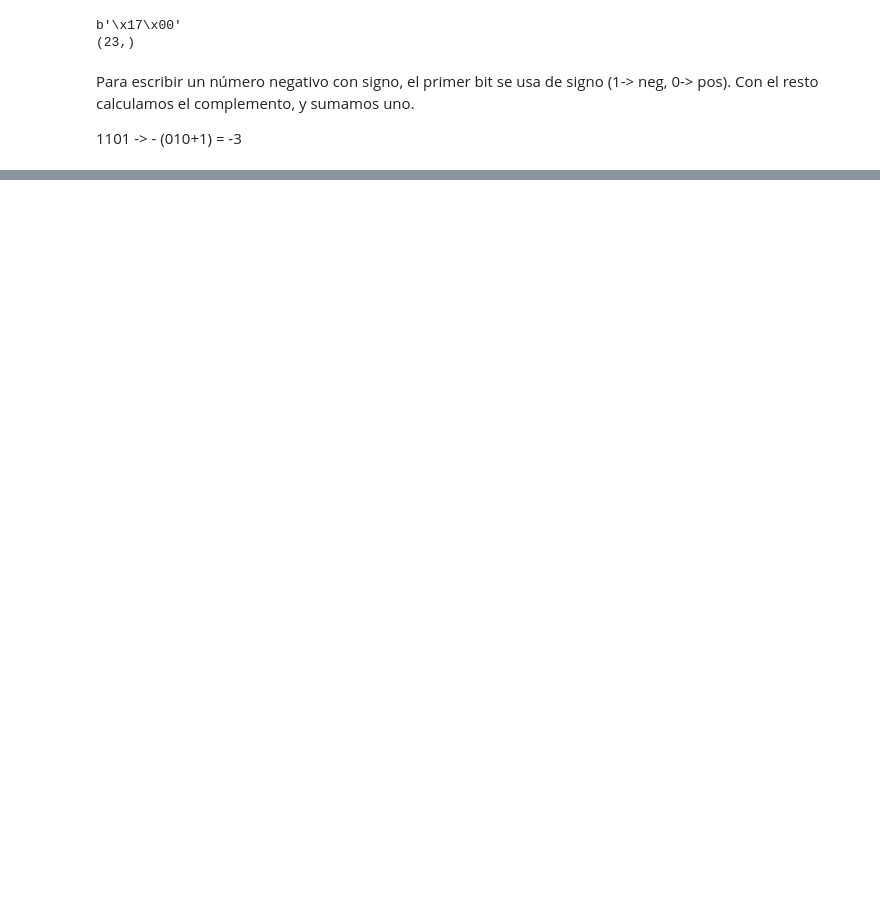
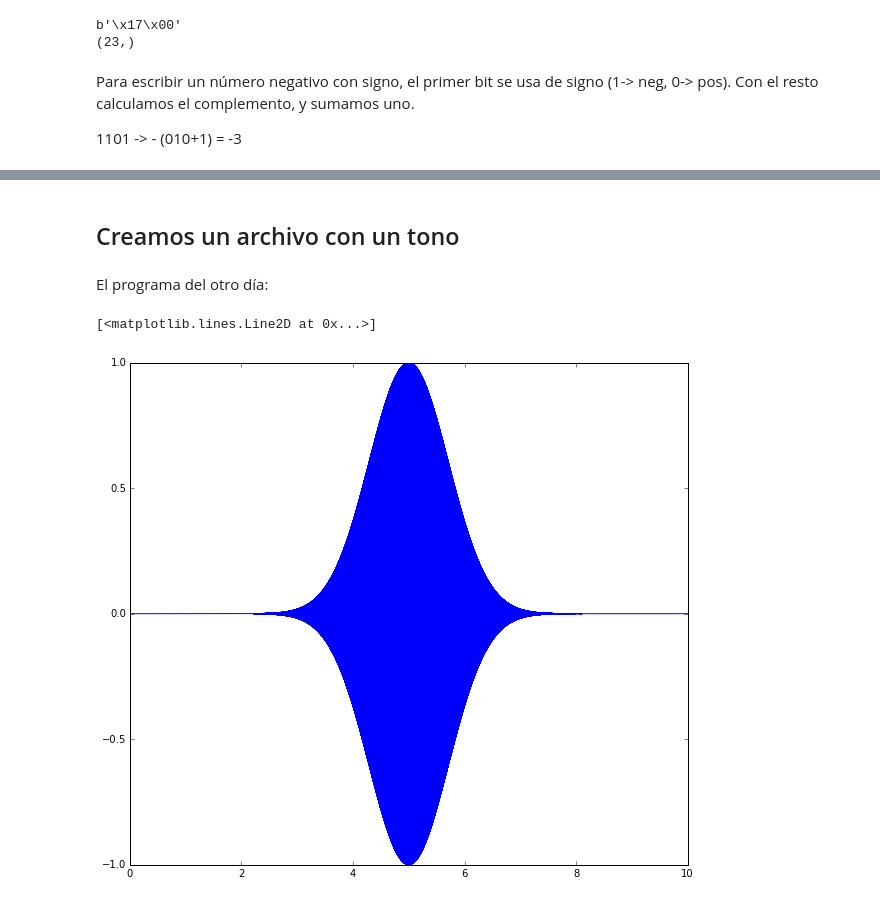
Before and after one commit to RoberTnf/Se-ales, a Jupyter notebook: Pantoja.ipynb, the cells around one changed output, grey strips where cells are left out. Saved outputs shown, nothing was run; the diff lists cells and outputs as text; code cells hidden in the pictures; blank space fills up the shorter version.

```diff
--- a/Pantoja.ipynb
+++ b/Pantoja.ipynb
@@ -188,0 +163,2 @@ Para escribir un número negativo con signo, el primer bit se usa de signo (1->
+# %% [markdown]
+## Creamos un archivo con un tono
@@ -188,0 +177,2 @@ Para escribir un número negativo con signo, el primer bit se usa de signo (1->
+# %% [markdown]
+El programa del otro día:
@@ -188,0 +225,7 @@ Para escribir un número negativo con signo, el primer bit se usa de signo (1->
+# %%
+tiempos = base_tiempos(0,10)
+ss = gabor(tiempos, tpos=5)
+plot(tiempos,ss)
+# %% [output]
+[<matplotlib.lines.Line2D at 0x...>]
+[figure, added]
```
Also changed, not shown: parts of 23 cells of this notebook, 1 other file.
